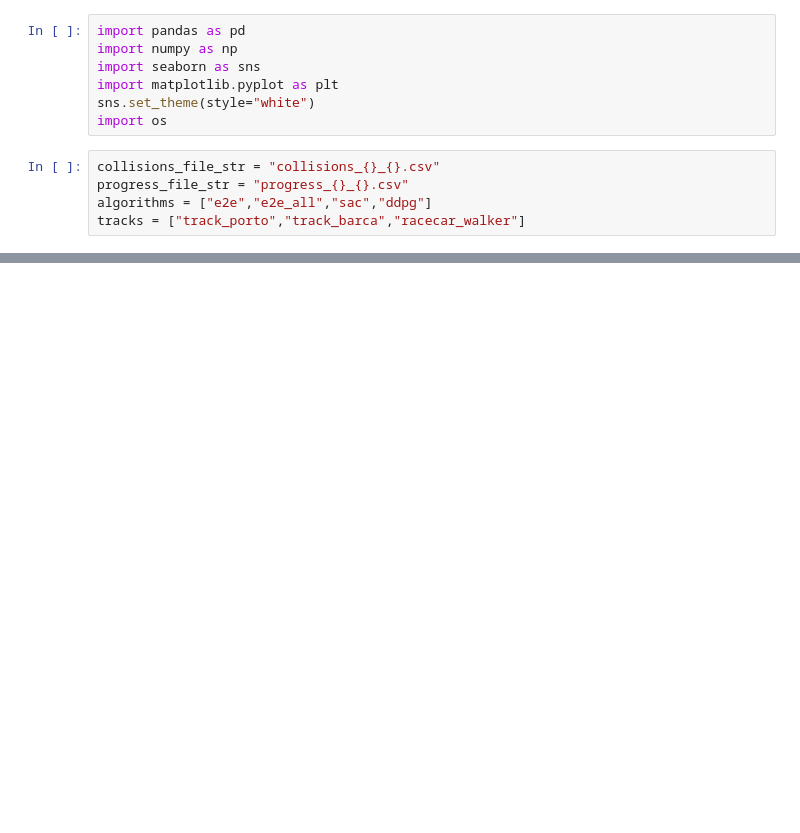
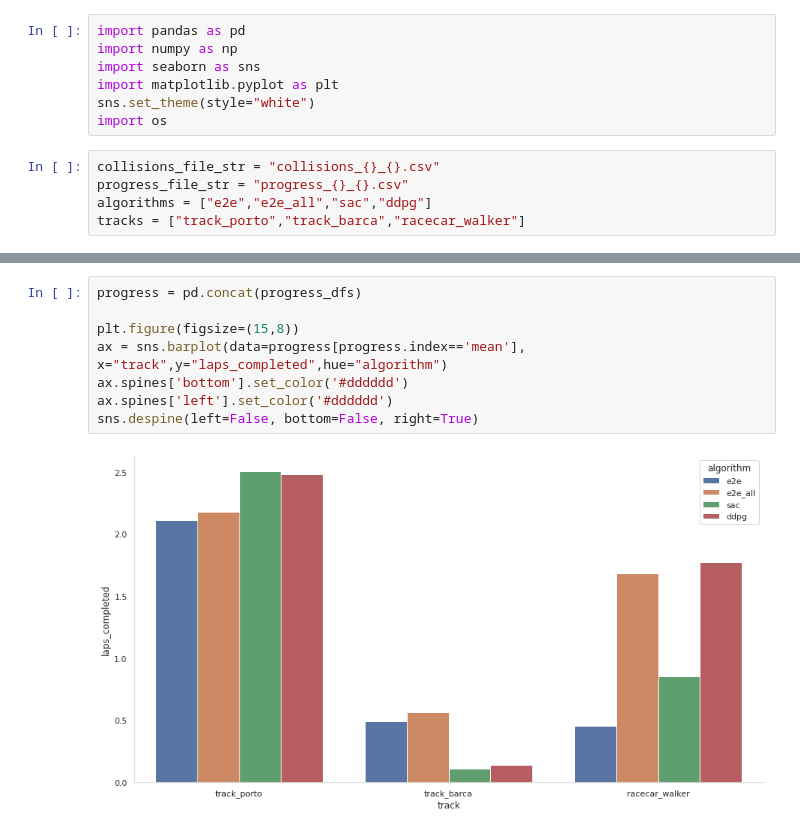
Before and after one commit to pmusau17/Platooning-F1Tenth, a Jupyter notebook: src/race/logs/AggregrateResults.ipynb, the cells around one changed output, grey strips where cells are left out. Cells and saved outputs as stored; diff of their text form; blank space fills up the shorter version.

```diff
--- a/src/race/logs/AggregrateResults.ipynb
+++ b/src/race/logs/AggregrateResults.ipynb
@@ -48,0 +82,10 @@ Number of Collisions 0
+# %%
+progress = pd.concat(progress_dfs)
+
+plt.figure(figsize=(15,8))
+ax = sns.barplot(data=progress[progress.index=='mean'], x="track",y="laps_completed",hue="algorithm")
+ax.spines['bottom'].set_color('#dddddd')
+ax.spines['left'].set_color('#dddddd')
+sns.despine(left=False, bottom=False, right=True)
+# %% [output]
+[figure, added]
```
Also changed, not shown: parts of 3 cells of this notebook.
